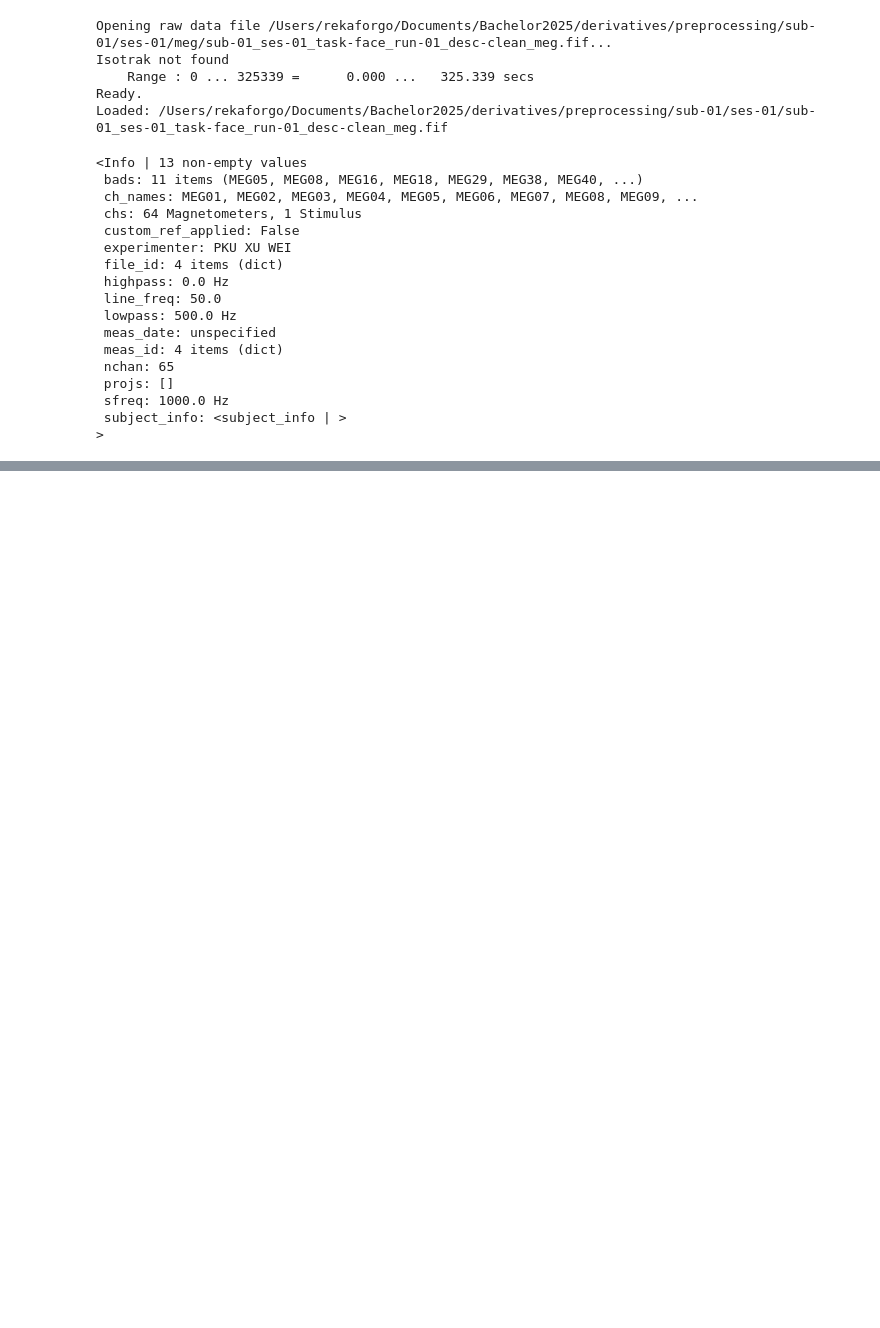
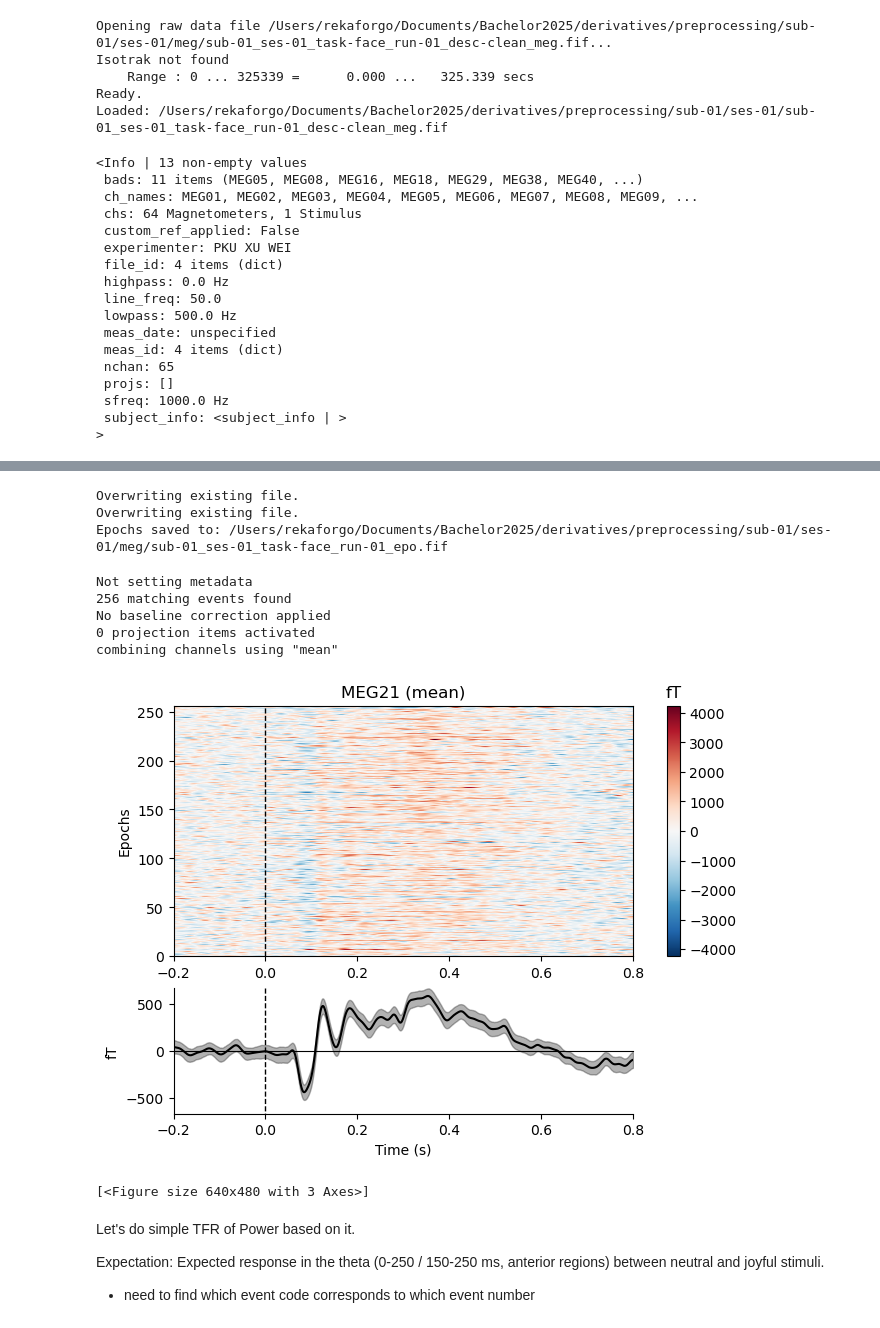
Before and after one commit to Azrae101/Bachelor2025, a Jupyter notebook: sanity checks/epochs.ipynb, the cells around one changed output, grey strips where cells are left out. Cells and saved outputs as stored; diff of their text form; code cells hidden in the pictures; blank space fills up the shorter version.

Commit message:
epoching data and starting with TFR

```diff
--- a/sanity checks/epochs.ipynb
+++ b/sanity checks/epochs.ipynb
@@ -106,0 +122,54 @@ events_dict = {'face': 5, 'scrambled': 6, 'buttonpress': 32}
+# %%
+stimlist = [int(r.split('.')[0][4:]) for r in dat_behv['stim_file']]
+for i in range(len(stimlist)):
+    if dat_behv['is_oneback'][i] == 0 and dat_behv['is_responsed'][i] == 1:
+        stimlist[i] = 999  # exclude incorrect or unwanted trials
+    if dat_behv['is_oneback'][i] == 1:
+        stimlist[i] = 99   # mark one-back trials separately
+# %%
+stimlist = np.array(stimlist)
+events[:, 2] = stimlist[stimlist != 99]  # assign event IDs
+events = mne.pick_events(events, exclude=999)
+# %%
+# Apply projection latency correction (in samples)
+events[:, 0] = events[:, 0] + int(epoch_proj_latency * raw.info['sfreq'])
+# %%
+epochs = mne.Epochs(
+    raw_filt, events,
+    tmin=tmin, tmax=tmax,
+    baseline=(tmin, 0),
+    detrend=1,
+    picks='mag',
+    preload=True,
+    verbose=False
+)
+# %%
+epoch_path = bids_path.copy().update(
+    root=deriv_root,
+    suffix='epo',
+    extension='.fif',
+    datatype='meg',
+    check=False
+)
+epochs.save(epoch_path.fpath, overwrite=True)
+print(f"Epochs saved to: {epoch_path.fpath}")
+# %% [output]
+Overwriting existing file.
+Overwriting existing file.
+Epochs saved to: /Users/rekaforgo/Documents/Bachelor2025/derivatives/preprocessing/sub-01/ses-01/meg/sub-01_ses-01_task-face_run-01_epo.fif
+# %%
+epochs.plot_image(picks='MEG21', combine='mean')
+# %% [output]
+Not setting metadata
+256 matching events found
+No baseline correction applied
+0 projection items activated
+combining channels using "mean"
+[figure, added]
+[<Figure size 640x480 with 3 Axes>]
+# %% [markdown]
+Let's do simple TFR of Power based on it.
+
+Expectation: Expected response in the theta (0-250 / 150-250 ms, anterior regions) between neutral and joyful stimuli.
+
+- need to find which event code corresponds to which event number
```
Also changed, not shown: parts of 13 cells of this notebook, 3 other files.
